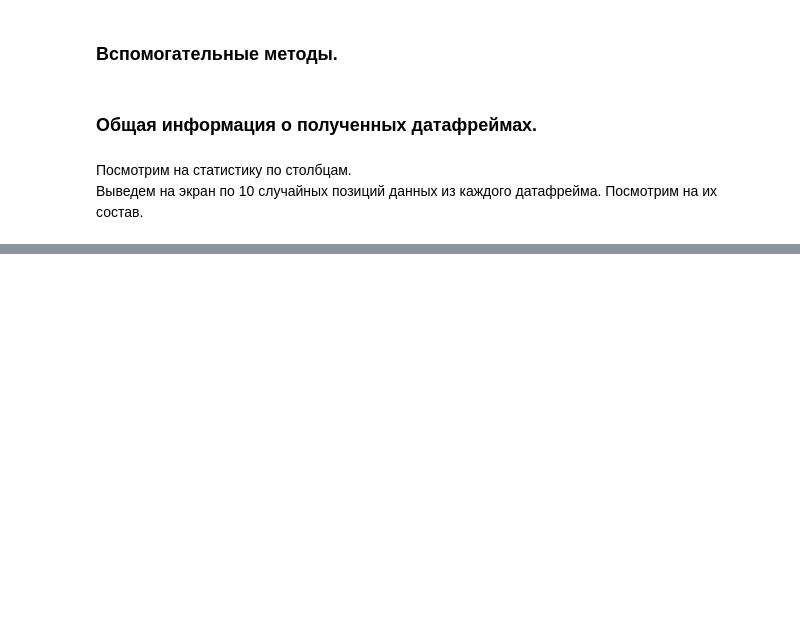
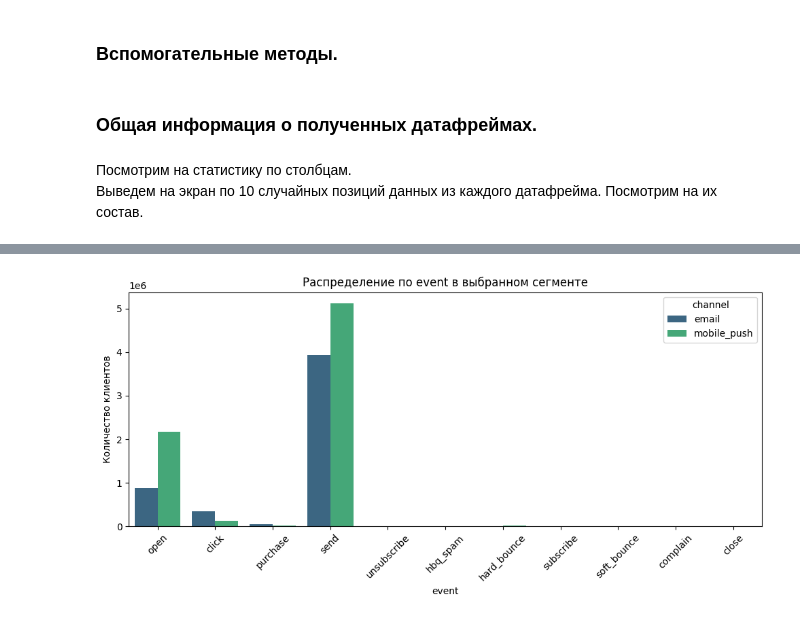
Before and after one commit to volkovask/marketing, a Jupyter notebook: marketing.ipynb, the cells around one changed output, grey strips where cells are left out. Cells and saved outputs as stored; diff of their text form; code cells hidden in the pictures; blank space fills up the shorter version.

```diff
--- a/marketing.ipynb
+++ b/marketing.ipynb
@@ -353,0 +637,4 @@ channel          - ['email', 'mobile_push']
+# %%
+custom_count(x='event', hue='channel')
+# %% [output]
+[figure, added]
```
Also changed, not shown: parts of 45 cells of this notebook.
